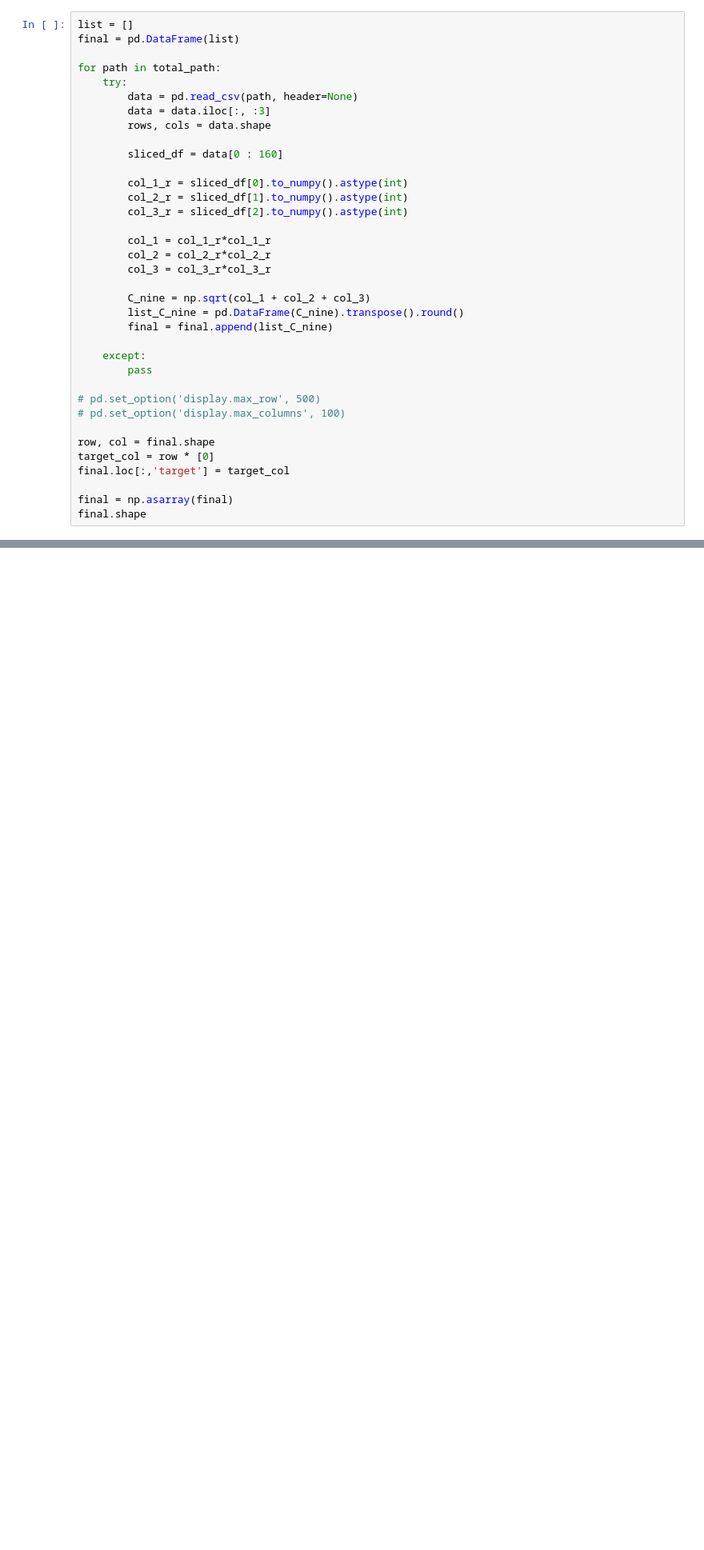
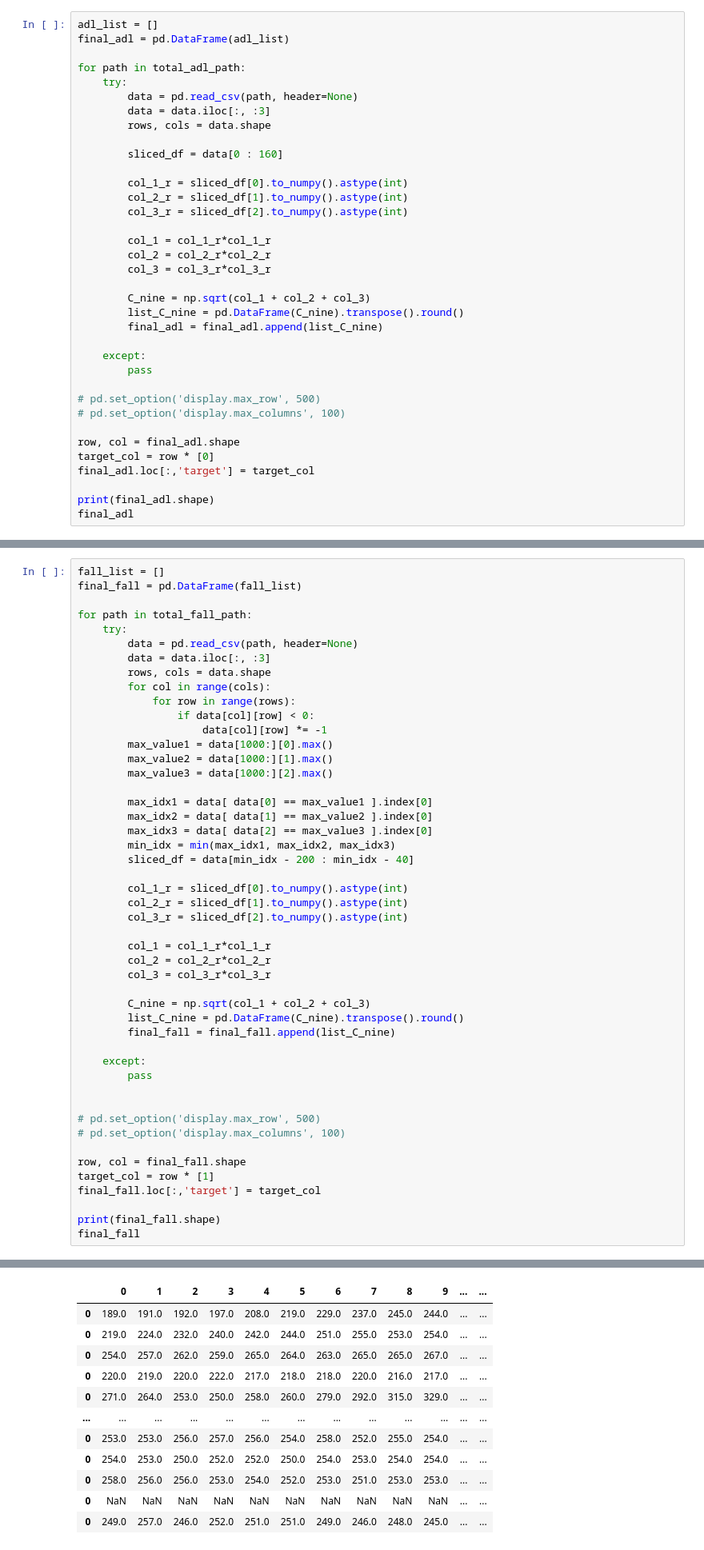
Before and after one commit to SYdney-Go/2021_Senior_Fall, a Jupyter notebook: preprocess/auto_all_path.ipynb, the cells around one changed output, grey strips where cells are left out. Shown: that part at 80% size. Drawn from its saved outputs; the diff is of its cells as text; blank space fills up the shorter version.

Commit message:
11251451 자동화 완성 그리고 9column  수정중...ㅠ

```diff
--- a/preprocess/auto_all_path.ipynb
+++ b/preprocess/auto_all_path.ipynb
@@ -77,10 +79,10 @@ len(total_path)
 # %% [output]
 3572
 # %%
-list = []
-final = pd.DataFrame(list)
+adl_list = []
+final_adl = pd.DataFrame(adl_list)
 
-for path in total_path:
+for path in total_adl_path:
     try:
         data = pd.read_csv(path, header=None)
         data = data.iloc[:, :3]
@@ -98,7 +100,7 @@ for path in total_path:
 
         C_nine = np.sqrt(col_1 + col_2 + col_3)
         list_C_nine = pd.DataFrame(C_nine).transpose().round()
-        final = final.append(list_C_nine)
+        final_adl = final_adl.append(list_C_nine)
 
     except:
         pass
@@ -106,9 +108,9 @@ for path in total_path:
 # pd.set_option('display.max_row', 500)
 # pd.set_option('display.max_columns', 100)
 
-row, col = final.shape
+row, col = final_adl.shape
 target_col = row * [0]
-final.loc[:,'target'] = target_col
+final_adl.loc[:,'target'] = target_col
 
-final = np.asarray(final)
-final.shape
+print(final_adl.shape)
+final_adl
@@ -118,0 +192,49 @@ NameError: name 'final' is not defined
+# %%
+fall_list = []
+final_fall = pd.DataFrame(fall_list)
+
+for path in total_fall_path:
+    try:
+        data = pd.read_csv(path, header=None)
+        data = data.iloc[:, :3]
+        rows, cols = data.shape
+        for col in range(cols):
+            for row in range(rows):
+                if data[col][row] < 0:
+                    data[col][row] *= -1
+        max_value1 = data[1000:][0].max()
+        max_value2 = data[1000:][1].max()
+        max_value3 = data[1000:][2].max()
+
+        max_idx1 = data[ data[0] == max_value1 ].index[0]
+        max_idx2 = data[ data[1] == max_value2 ].index[0]
+        max_idx3 = data[ data[2] == max_value3 ].index[0]
+        min_idx = min(max_idx1, max_idx2, max_idx3)
+        sliced_df = data[min_idx - 200 : min_idx - 40]
+
+        col_1_r = sliced_df[0].to_numpy().astype(int)
+        col_2_r = sliced_df[1].to_numpy().astype(int)
+        col_3_r = sliced_df[2].to_numpy().astype(int)
+
+        col_1 = col_1_r*col_1_r
+        col_2 = col_2_r*col_2_r
+        col_3 = col_3_r*col_3_r
+
+        C_nine = np.sqrt(col_1 + col_2 + col_3)
+        list_C_nine = pd.DataFrame(C_nine).transpose().round()
+        final_fall = final_fall.append(list_C_nine)
+
+    except:
+        pass
+
+
+# pd.set_option('display.max_row', 500)
+# pd.set_option('display.max_columns', 100)
+
+row, col = final_fall.shape
+target_col = row * [1]
+final_fall.loc[:,'target'] = target_col
+
+print(final_fall.shape)
+final_fall
+# %% [output]
@@ -118,0 +242,12 @@ NameError: name 'final' is not defined
+|  | 0 | 1 | 2 | 3 | 4 | 5 | 6 | 7 | 8 | 9 | ... | ... |
+| 0 | 189.0 | 191.0 | 192.0 | 197.0 | 208.0 | 219.0 | 229.0 | 237.0 | 245.0 | 244.0 | ... | ... |
+| 0 | 219.0 | 224.0 | 232.0 | 240.0 | 242.0 | 244.0 | 251.0 | 255.0 | 253.0 | 254.0 | ... | ... |
+| 0 | 254.0 | 257.0 | 262.0 | 259.0 | 265.0 | 264.0 | 263.0 | 265.0 | 265.0 | 267.0 | ... | ... |
+| 0 | 220.0 | 219.0 | 220.0 | 222.0 | 217.0 | 218.0 | 218.0 | 220.0 | 216.0 | 217.0 | ... | ... |
+| 0 | 271.0 | 264.0 | 253.0 | 250.0 | 258.0 | 260.0 | 279.0 | 292.0 | 315.0 | 329.0 | ... | ... |
+| ... | ... | ... | ... | ... | ... | ... | ... | ... | ... | ... | ... | ... |
+| 0 | 253.0 | 253.0 | 256.0 | 257.0 | 256.0 | 254.0 | 258.0 | 252.0 | 255.0 | 254.0 | ... | ... |
+| 0 | 254.0 | 253.0 | 250.0 | 252.0 | 252.0 | 250.0 | 254.0 | 253.0 | 254.0 | 254.0 | ... | ... |
+| 0 | 258.0 | 256.0 | 256.0 | 253.0 | 254.0 | 252.0 | 253.0 | 251.0 | 253.0 | 253.0 | ... | ... |
+| 0 | NaN | NaN | NaN | NaN | NaN | NaN | NaN | NaN | NaN | NaN | ... | ... |
+| 0 | 249.0 | 257.0 | 246.0 | 252.0 | 251.0 | 251.0 | 249.0 | 246.0 | 248.0 | 245.0 | ... | ... |
```
Also changed, not shown: parts of 10 cells of this notebook, 8 other files.
